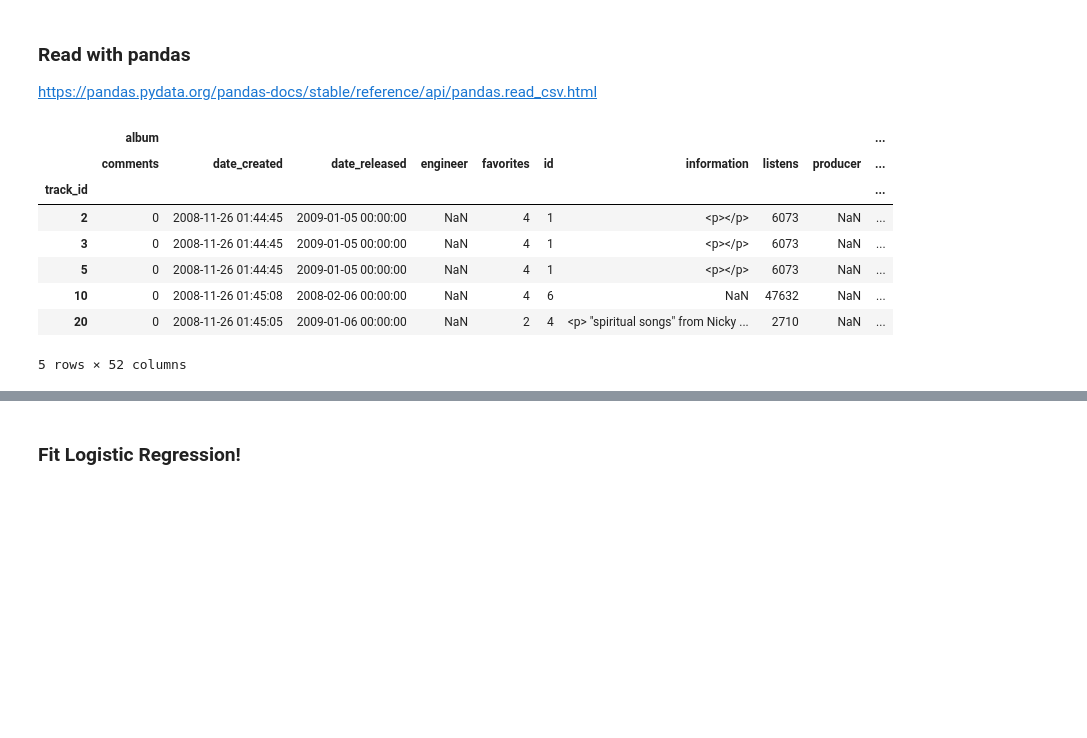
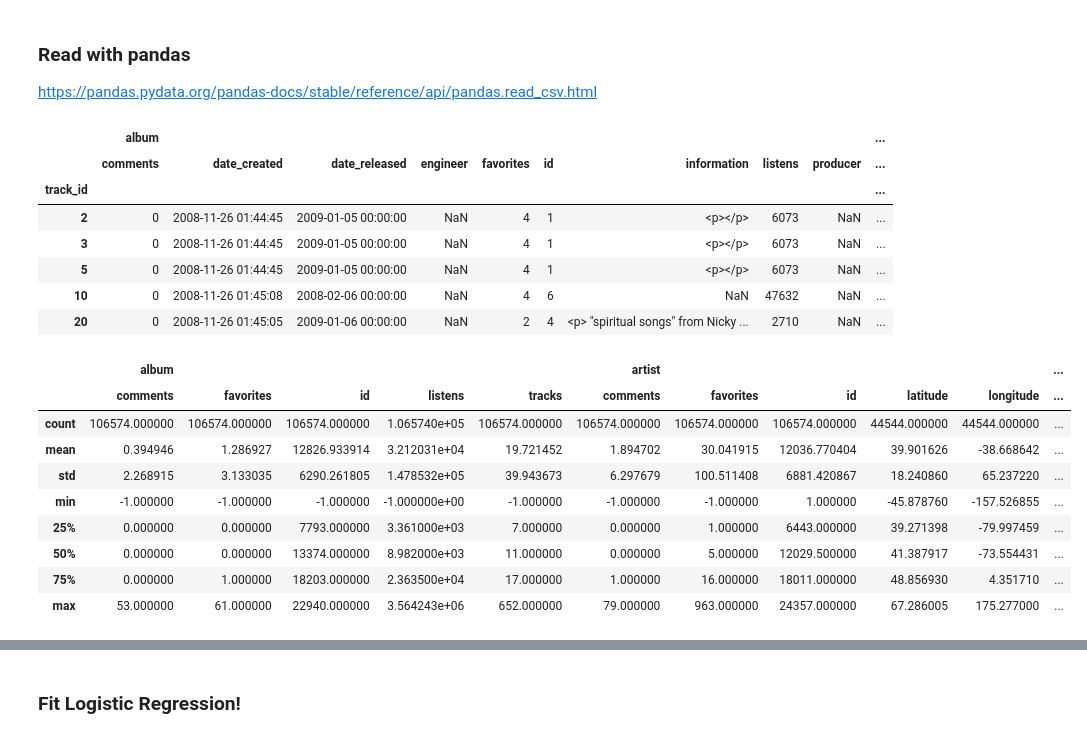
Before and after one commit to LambdaSchool/DS-Unit-2-Sprint-3-Classification-Validation, a Jupyter notebook: module1-logistic-regression/LS_DS_231_Logistic_Regression.ipynb, the cells around one changed output, grey strips where cells are left out. Drawn from its saved outputs; the diff is of its cells as text; code cells hidden in the pictures; blank space fills up the shorter version.

```diff
--- a/module1-logistic-regression/LS_DS_231_Logistic_Regression.ipynb
+++ b/module1-logistic-regression/LS_DS_231_Logistic_Regression.ipynb
@@ -279,6 +279,7 @@ track_id,,,,,,,,,,,,,,,,,,,,,,,,,,,,,,,,,,,,,,,,,,,,,,,,,,,,
 https://pandas.pydata.org/pandas-docs/stable/reference/api/pandas.read_csv.html
 # %%
 tracks = pd.read_csv('fma_metadata/tracks.csv', header=[0,1], index_col=0)
+pd.set_option('display.max_columns', 52)
 tracks.head()
 # %% [output]
 |  | album |  |  |  |  |  |  |  |  | ... |
@@ -289,4 +290,16 @@ tracks.head()
 | 5 | 0 | 2008-11-26 01:44:45 | 2009-01-05 00:00:00 | NaN | 4 | 1 | <p></p> | 6073 | NaN | ... |
 | 10 | 0 | 2008-11-26 01:45:08 | 2008-02-06 00:00:00 | NaN | 4 | 6 | NaN | 47632 | NaN | ... |
 | 20 | 0 | 2008-11-26 01:45:05 | 2009-01-06 00:00:00 | NaN | 2 | 4 | <p> "spiritual songs" from Nicky ... | 2710 | NaN | ... |
-5 rows × 52 columns
+# %%
+tracks.describe(include='number')
+# %% [output]
+|  | album |  |  |  |  | artist |  |  |  |  | ... |
+|  | comments | favorites | id | listens | tracks | comments | favorites | id | latitude | longitude | ... |
+| count | 106574.000000 | 106574.000000 | 106574.000000 | 1.065740e+05 | 106574.000000 | 106574.000000 | 106574.000000 | 106574.000000 | 44544.000000 | 44544.000000 | ... |
+| mean | 0.394946 | 1.286927 | 12826.933914 | 3.212031e+04 | 19.721452 | 1.894702 | 30.041915 | 12036.770404 | 39.901626 | -38.668642 | ... |
+| std | 2.268915 | 3.133035 | 6290.261805 | 1.478532e+05 | 39.943673 | 6.297679 | 100.511408 | 6881.420867 | 18.240860 | 65.237220 | ... |
+| min | -1.000000 | -1.000000 | -1.000000 | -1.000000e+00 | -1.000000 | -1.000000 | -1.000000 | 1.000000 | -45.878760 | -157.526855 | ... |
+| 25% | 0.000000 | 0.000000 | 7793.000000 | 3.361000e+03 | 7.000000 | 0.000000 | 1.000000 | 6443.000000 | 39.271398 | -79.997459 | ... |
+| 50% | 0.000000 | 0.000000 | 13374.000000 | 8.982000e+03 | 11.000000 | 0.000000 | 5.000000 | 12029.500000 | 41.387917 | -73.554431 | ... |
+| 75% | 0.000000 | 1.000000 | 18203.000000 | 2.363500e+04 | 17.000000 | 1.000000 | 16.000000 | 18011.000000 | 48.856930 | 4.351710 | ... |
+| max | 53.000000 | 61.000000 | 22940.000000 | 3.564243e+06 | 652.000000 | 79.000000 | 963.000000 | 24357.000000 | 67.286005 | 175.277000 | ... |
```
Also changed, not shown: parts of 10 cells of this notebook.
